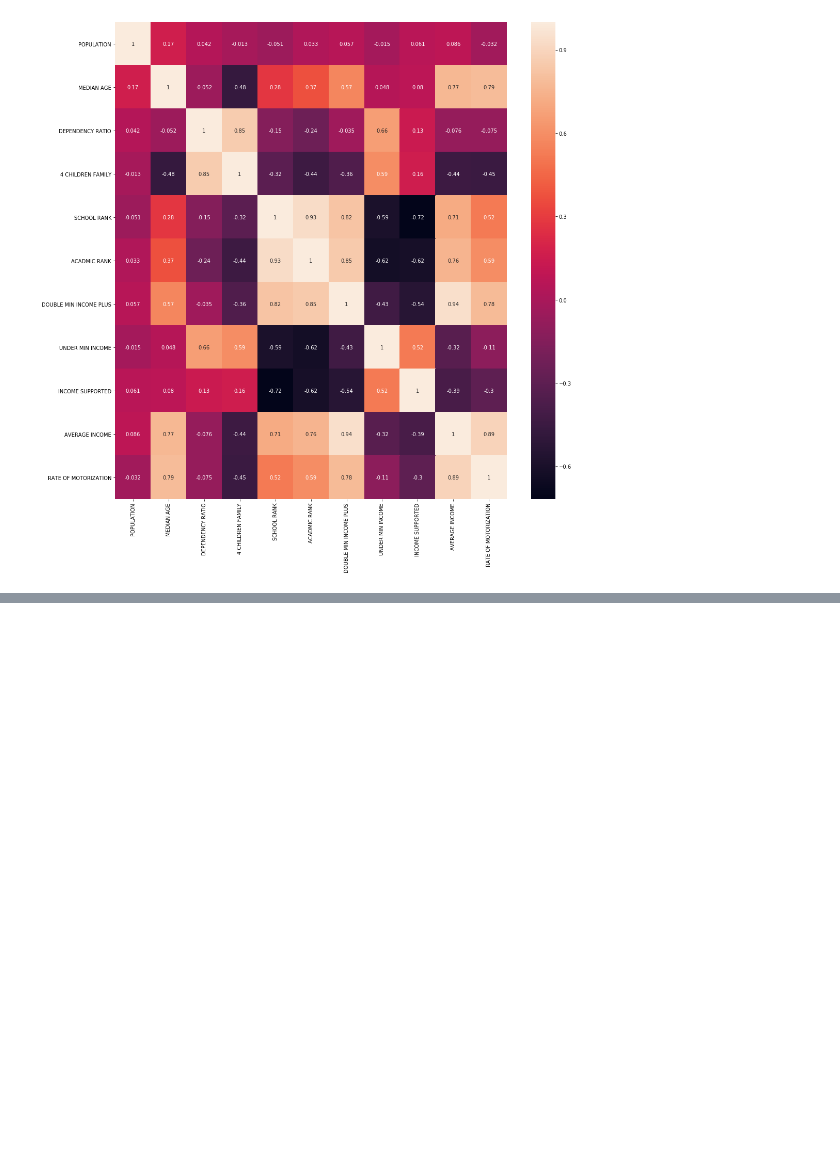
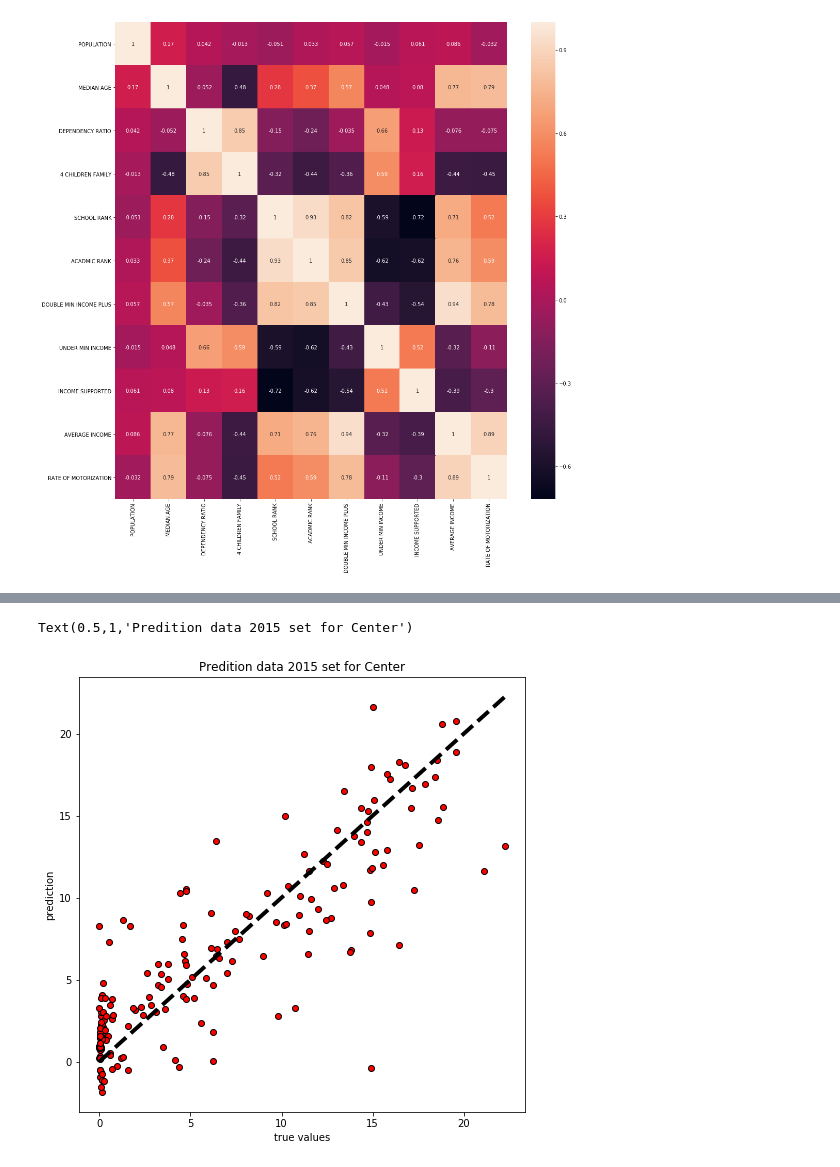
Before and after one commit to alexeyvasy/knesset-elections, a Jupyter notebook: parse_stats_to_csv.ipynb, the cells around one changed output, grey strips where cells are left out. Saved outputs shown, nothing was run; the diff lists cells and outputs as text; code cells hidden in the pictures; blank space fills up the shorter version.

```diff
--- a/parse_stats_to_csv.ipynb
+++ b/parse_stats_to_csv.ipynb
@@ -169,0 +137,13 @@ model.score(xtest, ytest)
+# %%
+X = df15_labeled[['MEDIAN AGE','DEPENDENCY RATIO','4 CHILDREN FAMILY','RATE OF MOTORIZATION','AVERAGE INCOME','ACADMIC RANK','SCHOOL RANK','UNDER MIN INCOME','DOUBLE MIN INCOME PLUS']]
+y = df15_labeled['Center']*100.0/(df15_labeled['Right']+df15_labeled['Left']+df15_labeled['Center']+df15_labeled['Arabs']+df15_labeled['Orthodox'])
+y_pred = cross_val_predict(model,X,y,cv = 10)
+fig, ax = plt.subplots(figsize = (8,8))
+ax.scatter(y, y_pred,edgecolors=(0,0,0),c='r')
+ax.plot([y.min(),y.max()],[y.min(),y.max()],'k--',lw=4)
+ax.set_xlabel('true values')
+ax.set_ylabel('prediction')
+plt.title('Predition data 2015 set for Center')
+# %% [output]
+Text(0.5,1,'Predition data 2015 set for Center')
+[figure, added]
```
Also changed, not shown: parts of 16 cells of this notebook.
